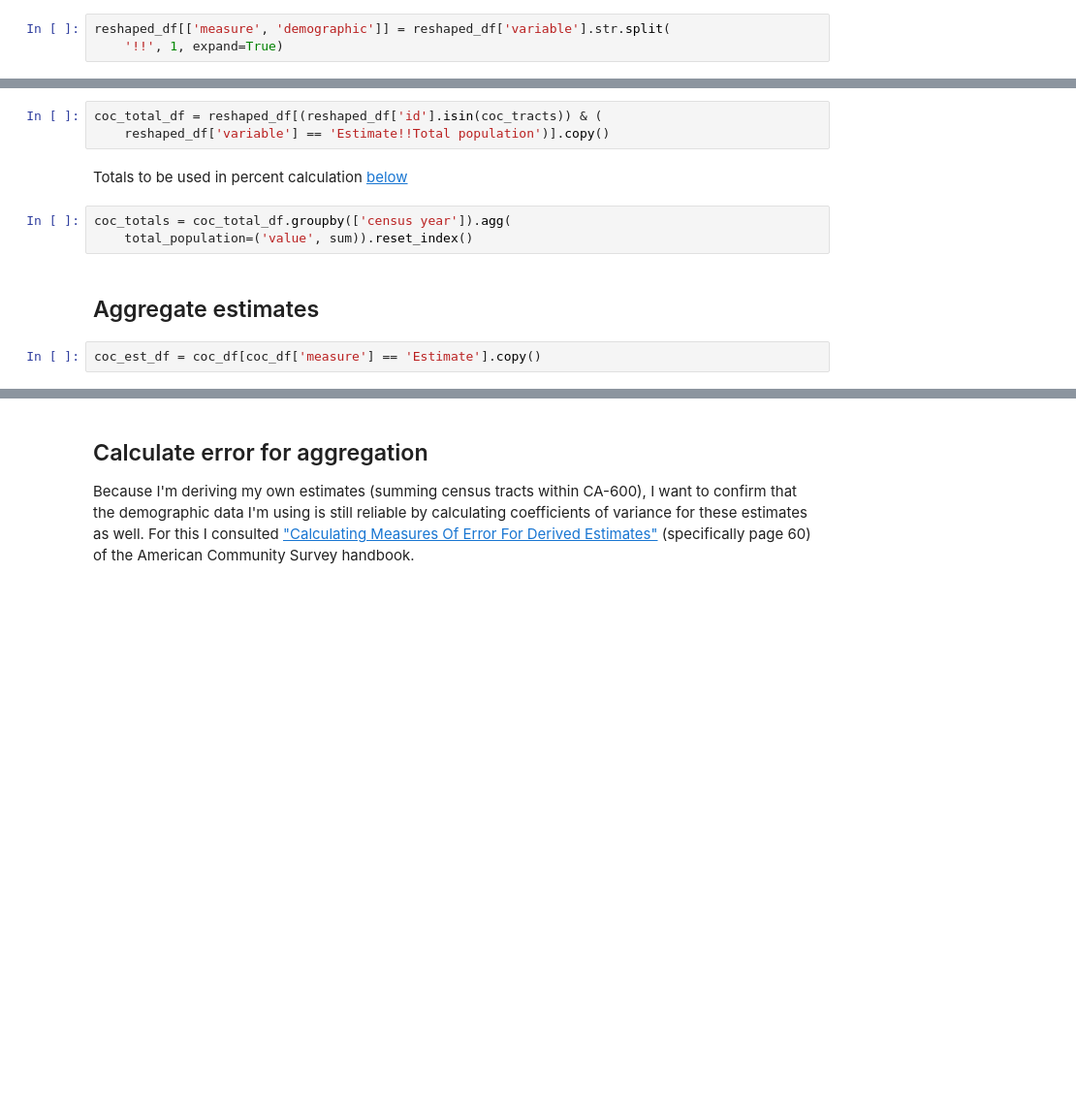
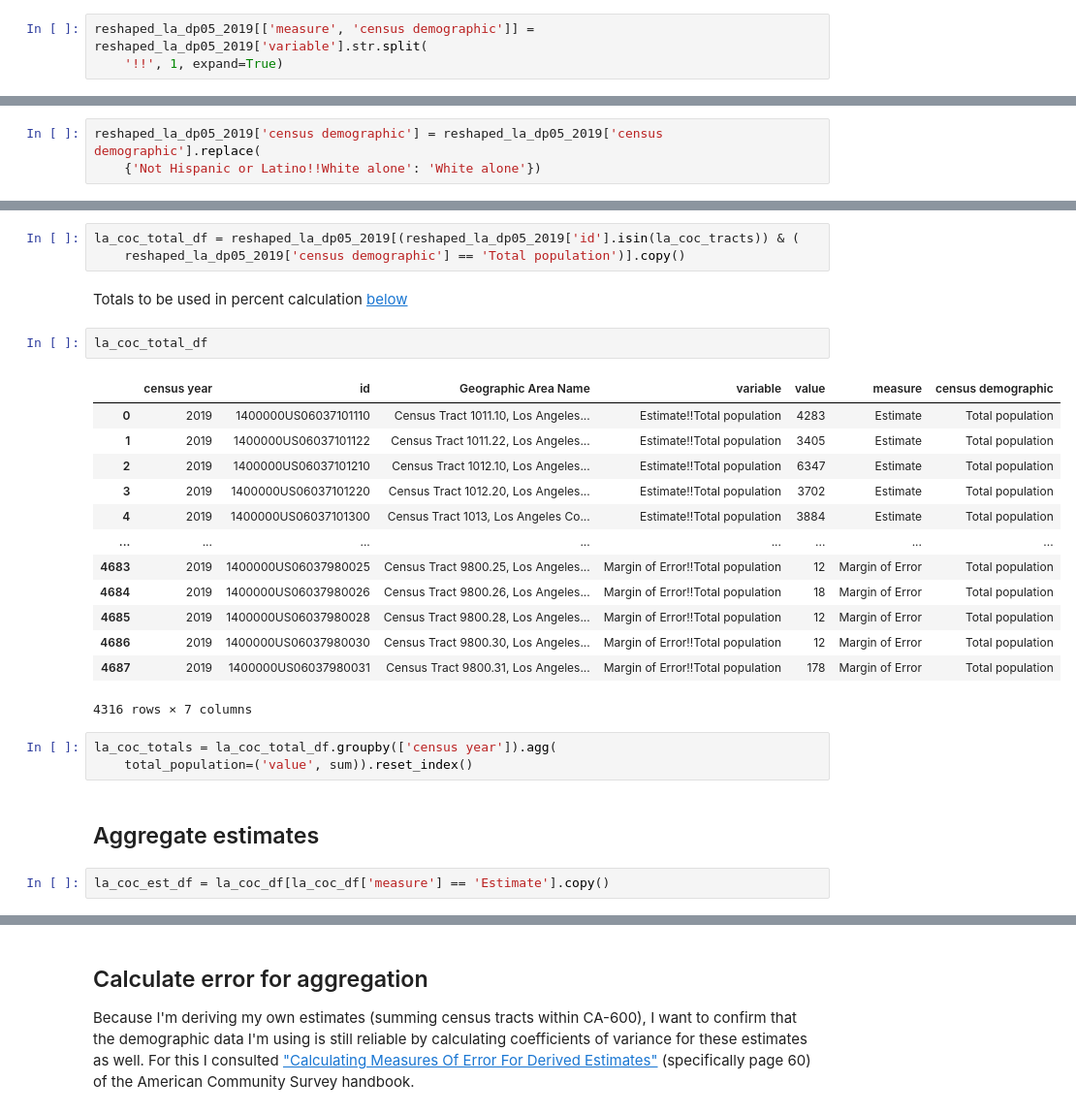
Before and after one commit to cirlabs/homelessness-arrest-data, a Jupyter notebook: US/02_clean/01_census_dp05.ipynb, the cells around one changed output, grey strips where cells are left out. Shown at 97% size. Saved outputs shown, nothing was run; the diff lists cells and outputs as text; blank space fills up the shorter version.

```diff
--- a/US/02_clean/01_census_dp05.ipynb
+++ b/US/02_clean/01_census_dp05.ipynb
@@ -129,4 +91,4 @@ reshaped_df = df.melt(id_vars=['census year', 'id', 'Geographic Area Name'])
 # %%
-reshaped_df[['measure', 'demographic']] = reshaped_df['variable'].str.split(
+reshaped_la_dp05_2019[['measure', 'census demographic']] = reshaped_la_dp05_2019['variable'].str.split(
     '!!', 1, expand=True)
 # %%
@@ -140,0 +102,3 @@ reshaped_df.head()
+# %%
+reshaped_la_dp05_2019['census demographic'] = reshaped_la_dp05_2019['census demographic'].replace(
+    {'Not Hispanic or Latino!!White alone': 'White alone'})
@@ -161,12 +139,28 @@ coc_df = reshaped_df[(reshaped_df['id'].isin(coc_tracts)) & (
 # %%
-coc_total_df = reshaped_df[(reshaped_df['id'].isin(coc_tracts)) & (
-    reshaped_df['variable'] == 'Estimate!!Total population')].copy()
+la_coc_total_df = reshaped_la_dp05_2019[(reshaped_la_dp05_2019['id'].isin(la_coc_tracts)) & (
+    reshaped_la_dp05_2019['census demographic'] == 'Total population')].copy()
 # %% [markdown]
 Totals to be used in percent calculation [below](#Combine-LA-CoC-and-county-data)
+# %%
+la_coc_total_df
+# %% [output]
+|  | census year | id | Geographic Area Name | variable | value | measure | census demographic |
+| 0 | 2019 | 1400000US06037101110 | Census Tract 1011.10, Los Angeles... | Estimate!!Total population | 4283 | Estimate | Total population |
+| 1 | 2019 | 1400000US06037101122 | Census Tract 1011.22, Los Angeles... | Estimate!!Total population | 3405 | Estimate | Total population |
+| 2 | 2019 | 1400000US06037101210 | Census Tract 1012.10, Los Angeles... | Estimate!!Total population | 6347 | Estimate | Total population |
+| 3 | 2019 | 1400000US06037101220 | Census Tract 1012.20, Los Angeles... | Estimate!!Total population | 3702 | Estimate | Total population |
+| 4 | 2019 | 1400000US06037101300 | Census Tract 1013, Los Angeles Co... | Estimate!!Total population | 3884 | Estimate | Total population |
+| ... | ... | ... | ... | ... | ... | ... | ... |
+| 4683 | 2019 | 1400000US06037980025 | Census Tract 9800.25, Los Angeles... | Margin of Error!!Total population | 12 | Margin of Error | Total population |
+| 4684 | 2019 | 1400000US06037980026 | Census Tract 9800.26, Los Angeles... | Margin of Error!!Total population | 18 | Margin of Error | Total population |
+| 4685 | 2019 | 1400000US06037980028 | Census Tract 9800.28, Los Angeles... | Margin of Error!!Total population | 12 | Margin of Error | Total population |
+| 4686 | 2019 | 1400000US06037980030 | Census Tract 9800.30, Los Angeles... | Margin of Error!!Total population | 12 | Margin of Error | Total population |
+| 4687 | 2019 | 1400000US06037980031 | Census Tract 9800.31, Los Angeles... | Margin of Error!!Total population | 178 | Margin of Error | Total population |
+4316 rows × 7 columns
 # %%
-coc_totals = coc_total_df.groupby(['census year']).agg(
+la_coc_totals = la_coc_total_df.groupby(['census year']).agg(
     total_population=('value', sum)).reset_index()
 # %% [markdown]
 ## Aggregate estimates
 # %%
-coc_est_df = coc_df[coc_df['measure'] == 'Estimate'].copy()
+la_coc_est_df = la_coc_df[la_coc_df['measure'] == 'Estimate'].copy()
```
Also changed, not shown: parts of 98 cells of this notebook, 17 other files.
